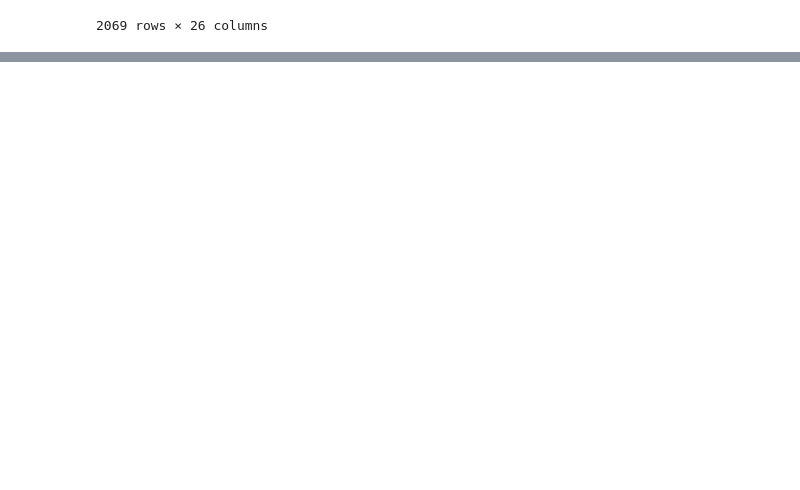
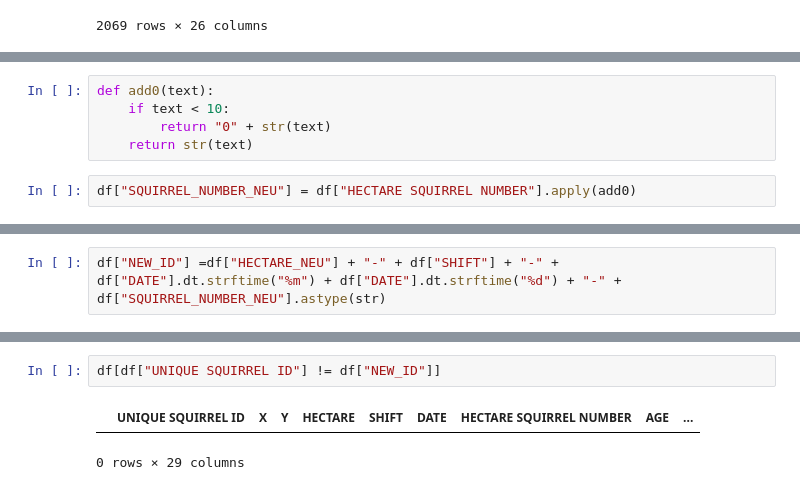
Before and after one commit to bayraktarengin/eurotech_ds, a Jupyter notebook: sincap1.ipynb, the cells around one changed output, grey strips where cells are left out. Drawn from its saved outputs; the diff is of its cells as text; blank space fills up the shorter version.

```diff
--- a/sincap1.ipynb
+++ b/sincap1.ipynb
@@ -644,0 +791,7 @@ df[~df["COMBINATION OF PRIMARY AND HIGHLIGHT COLOR"].str.contains("White")]
+# %%
+def add0(text):
+    if text < 10:
+        return "0" + str(text)
+    return str(text)
+# %%
+df["SQUIRREL_NUMBER_NEU"] = df["HECTARE SQUIRREL NUMBER"].apply(add0)
@@ -644,0 +822,2 @@ df[~df["COMBINATION OF PRIMARY AND HIGHLIGHT COLOR"].str.contains("White")]
+# %%
+df["NEW_ID"] =df["HECTARE_NEU"] + "-" + df["SHIFT"] + "-" + df["DATE"].dt.strftime("%m") + df["DATE"].dt.strftime("%d") + "-" + df["SQUIRREL_NUMBER_NEU"].astype(str)
@@ -644,0 +839,5 @@ df[~df["COMBINATION OF PRIMARY AND HIGHLIGHT COLOR"].str.contains("White")]
+# %%
+df[df["UNIQUE SQUIRREL ID"] != df["NEW_ID"]]
+# %% [output]
+|  | UNIQUE SQUIRREL ID | X | Y | HECTARE | SHIFT | DATE | HECTARE SQUIRREL NUMBER | AGE | ... |
+0 rows × 29 columns
```
Also changed, not shown: parts of 20 cells of this notebook.
